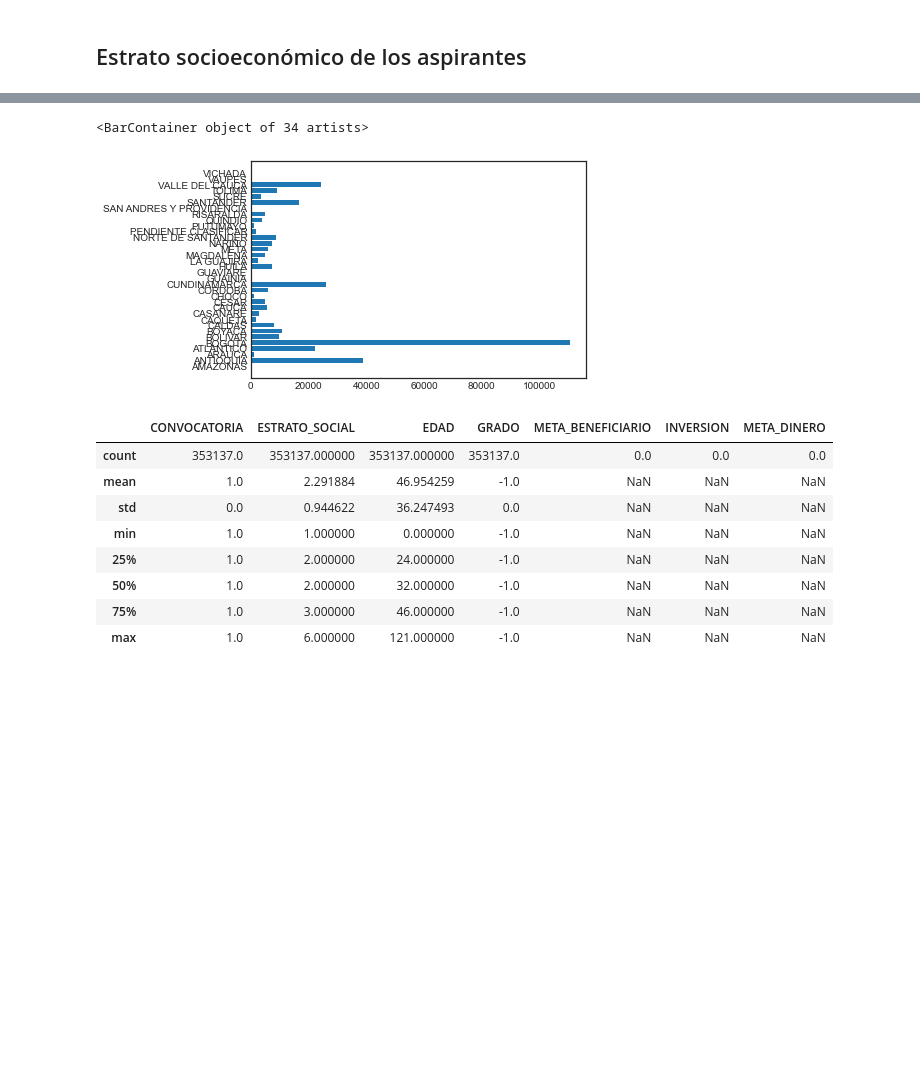
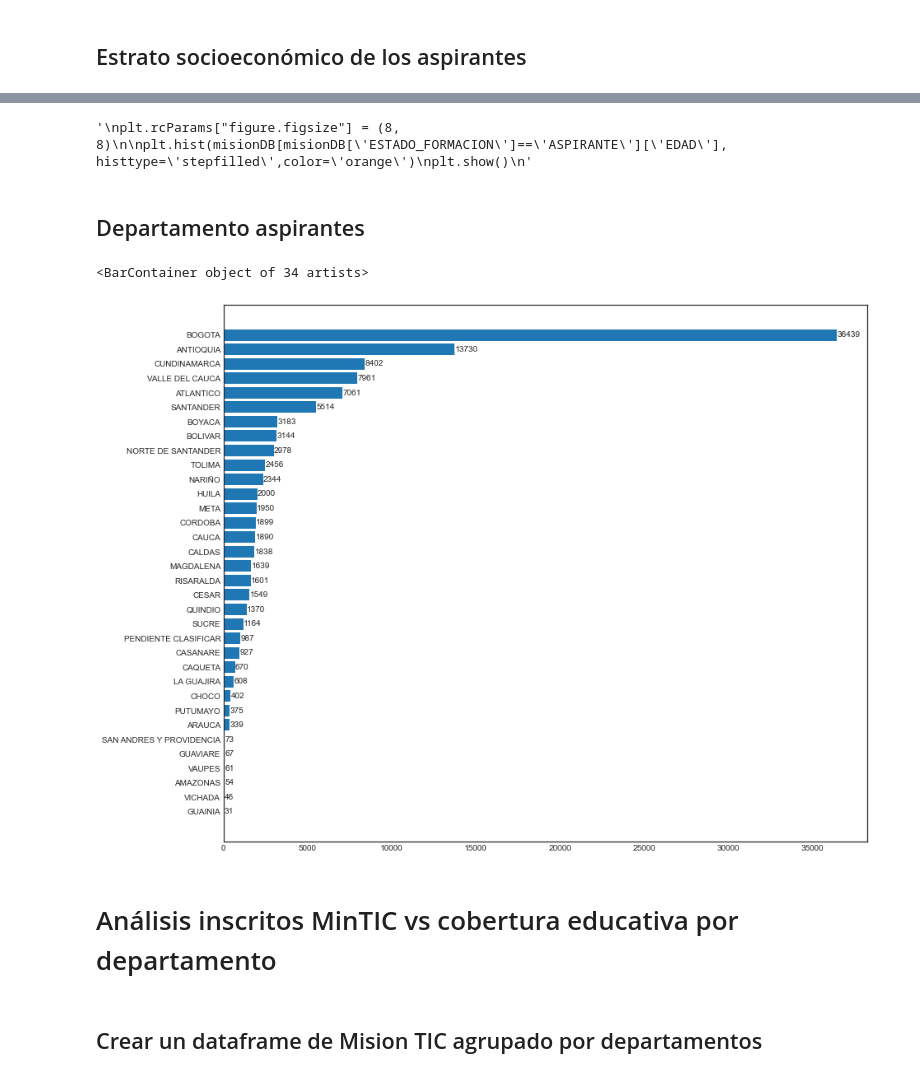
Before and after one commit to Dany21x/TzuzulCodeDSBootcamp, a Jupyter notebook: Proyecto.ipynb, the cells around one changed output, grey strips where cells are left out. Saved outputs shown, nothing was run; the diff lists cells and outputs as text; code cells hidden in the pictures; blank space fills up the shorter version.

```diff
--- a/Proyecto.ipynb
+++ b/Proyecto.ipynb
@@ -136,0 +166,14 @@ Name: EDAD, dtype: int64
+# %%
+relacionGraduadoMatriculadoGenero = []
+
+for genero in generos:
+
+    poblacionMatriculado = len(misionDB[(misionDB['ESTADO_FORMACION']=='MATRICULADO') & (misionDB['GENERO']==genero)]['GENERO'])
+    poblacionGraduado = len(misionDB[(misionDB['ESTADO_FORMACION']=='GRADUADO') & (misionDB['GENERO']==genero)]['GENERO'])
+
+    relacionGraduadoMatriculado = (poblacionGraduado/poblacionMatriculado)*100
+    relacionGraduadoMatriculadoGenero.append(relacionGraduadoMatriculado)
+    print(f'Género {genero} - Núm. Matriculado: {poblacionMatriculado}, Núm. Graduados: {poblacionGraduado}, Relación: {relacionGraduadoMatriculado:,.2f}%')
+
+
+#relacionGraduadoMatriculadoGenero
@@ -136,0 +186,14 @@ Name: EDAD, dtype: int64
+# %%
+plt.hist(serieGeneroMatriculados, histtype='stepfilled', color="cyan", label="Matriculados")
+plt.xlabel("Género")
+plt.ylabel("Cantidad de estudiantes")
+plt.title("Graduados vs Matriculados por Género")
+
+plt.rcParams["figure.figsize"] = (13, 6)
+v,m,g = plt.hist(serieGeneroGraduados, histtype='stepfilled', color="orange", label="Graduados")
+etiqueta = [etiqueta for etiqueta in v if etiqueta !=0]
+
+for x,y,valor in zip(generos, etiqueta, relacionGraduadoMatriculadoGenero):
+    plt.text(x,y+50,'%.1f'%valor+'%',fontsize=12,ha="left")
+    #print(x,y,valor)
+plt.show()
@@ -137,21 +202,30 @@ Name: EDAD, dtype: int64
+# %%
+'''
+plt.rcParams["figure.figsize"] = (8, 8)
+
+plt.hist(misionDB[misionDB['ESTADO_FORMACION']=='ASPIRANTE']['EDAD'], histtype='stepfilled',color='orange')
+plt.show()
+'''
+# %% [output]
+'\nplt.rcParams["figure.figsize"] = (8, 8)\n\nplt.hist(misionDB[misionDB[\'ESTADO_FORMACION\']==\'ASPIRANTE\'][\'EDAD\'], histtype=\'stepfilled\',color=\'orange\')\nplt.show()\n'
+# %% [markdown]
+## Departamento aspirantes
 # %%
-departamentoAspirantes = misionDB.groupby('DEPARTAME_NOMBRE').count()['EDAD']
-plt.tight_layout()
+departamentoAspirantes = misionDB[misionDB['ESTADO_FORMACION']=='ASPIRANTE'].groupby('DEPARTAME_NOMBRE').count()['EDAD'].sort_values()
+plt.rcParams["figure.figsize"] = (14, 12)
+
+for x,y in enumerate(departamentoAspirantes):
+    plt.text(y+20,x,'%s' %y,va='center')
+
 plt.barh(departamentoAspirantes.index, departamentoAspirantes)
 
 #https://www.geeksforgeeks.org/matplotlib-pyplot-barh-function-in-python/
 # %% [output]
 <BarContainer object of 34 artists>
-[figure, old version]
+[figure, new version]
 # %%
-misionDB.describe()
+#misionDB.describe()
-# %% [output]
-|  | CONVOCATORIA | ESTRATO_SOCIAL | EDAD | GRADO | META_BENEFICIARIO | INVERSION | META_DINERO |
-| count | 353137.0 | 353137.000000 | 353137.000000 | 353137.0 | 0.0 | 0.0 | 0.0 |
-| mean | 1.0 | 2.291884 | 46.954259 | -1.0 | NaN | NaN | NaN |
-| std | 0.0 | 0.944622 | 36.247493 | 0.0 | NaN | NaN | NaN |
-| min | 1.0 | 1.000000 | 0.000000 | -1.0 | NaN | NaN | NaN |
-| 25% | 1.0 | 2.000000 | 24.000000 | -1.0 | NaN | NaN | NaN |
-| 50% | 1.0 | 2.000000 | 32.000000 | -1.0 | NaN | NaN | NaN |
-| 75% | 1.0 | 3.000000 | 46.000000 | -1.0 | NaN | NaN | NaN |
-| max | 1.0 | 6.000000 | 121.000000 | -1.0 | NaN | NaN | NaN |
+# %% [markdown]
+# Análisis inscritos MinTIC vs cobertura educativa por departamento
+# %% [markdown]
+## Crear un dataframe de Mision TIC agrupado por departamentos
```
Also changed, not shown: parts of 48 cells of this notebook.
